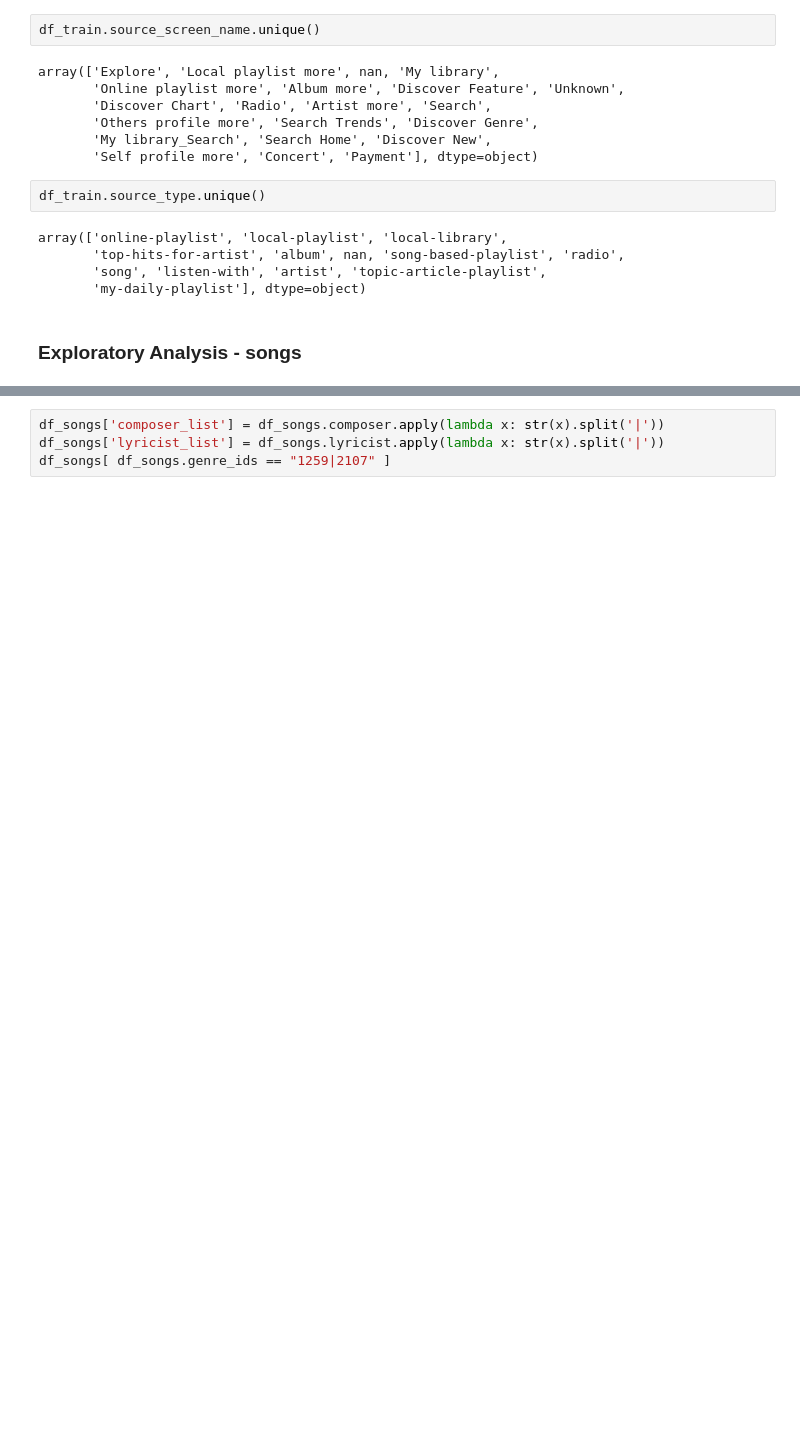
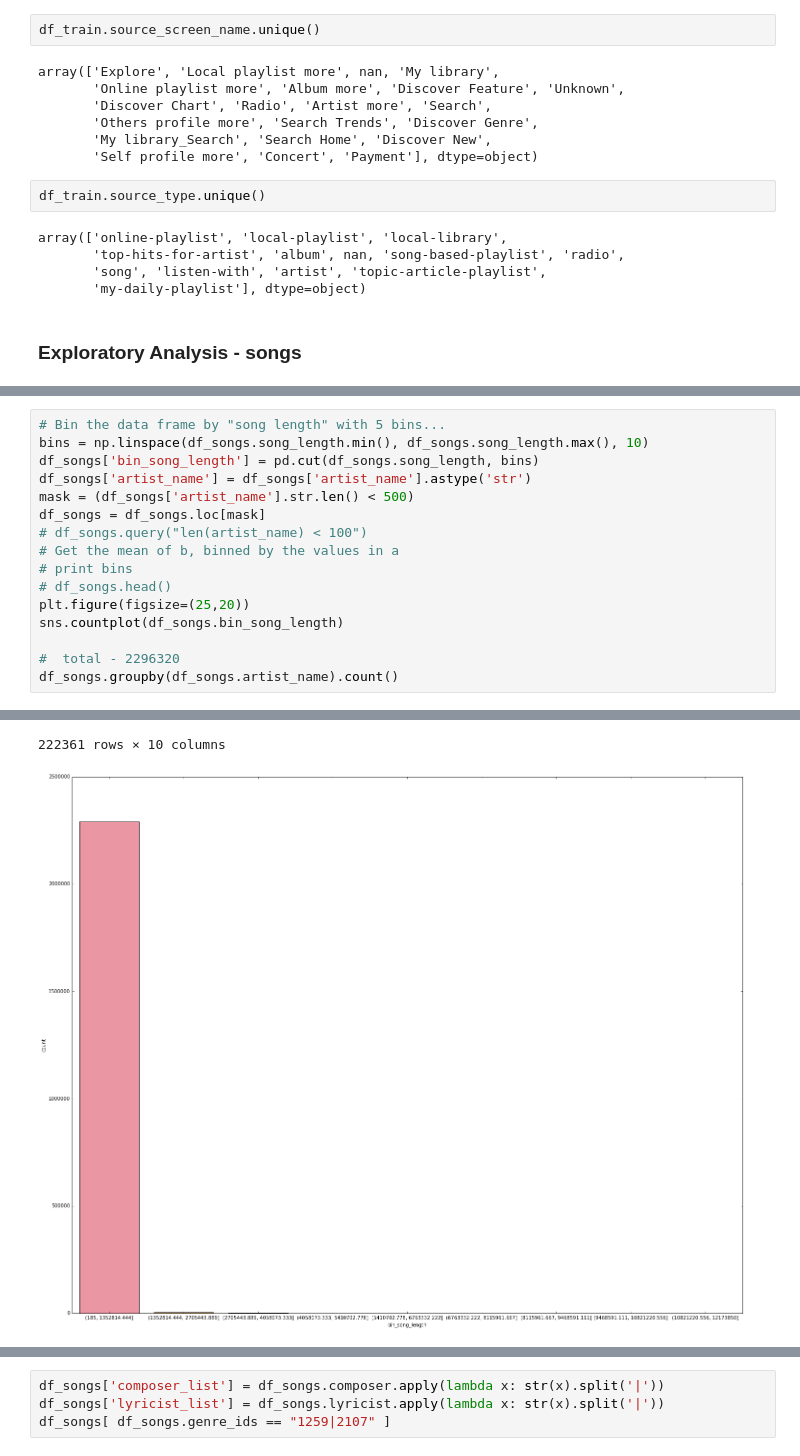
Before and after one commit to srimi/music-recommender, a Jupyter notebook: eda_1.ipynb, the cells around one changed output, grey strips where cells are left out. Saved outputs shown, nothing was run; the diff lists cells and outputs as text; blank space fills up the shorter version.

```diff
--- a/eda_1.ipynb
+++ b/eda_1.ipynb
@@ -105,0 +149,17 @@ Name: composer, dtype: object
+# %%
+# Bin the data frame by "song length" with 5 bins...
+bins = np.linspace(df_songs.song_length.min(), df_songs.song_length.max(), 10)
+df_songs['bin_song_length'] = pd.cut(df_songs.song_length, bins)
+df_songs['artist_name'] = df_songs['artist_name'].astype('str')
+mask = (df_songs['artist_name'].str.len() < 500)
+df_songs = df_songs.loc[mask]
+# df_songs.query("len(artist_name) < 100")
+# Get the mean of b, binned by the values in a
+# print bins
+# df_songs.head()
+plt.figure(figsize=(25,20))
+sns.countplot(df_songs.bin_song_length)
+
+#  total - 2296320
+df_songs.groupby(df_songs.artist_name).count()
+# %% [output]
@@ -105,0 +184,2 @@ Name: composer, dtype: object
+222361 rows × 10 columns
+[figure, added]
```
Also changed, not shown: parts of 8 cells of this notebook.
